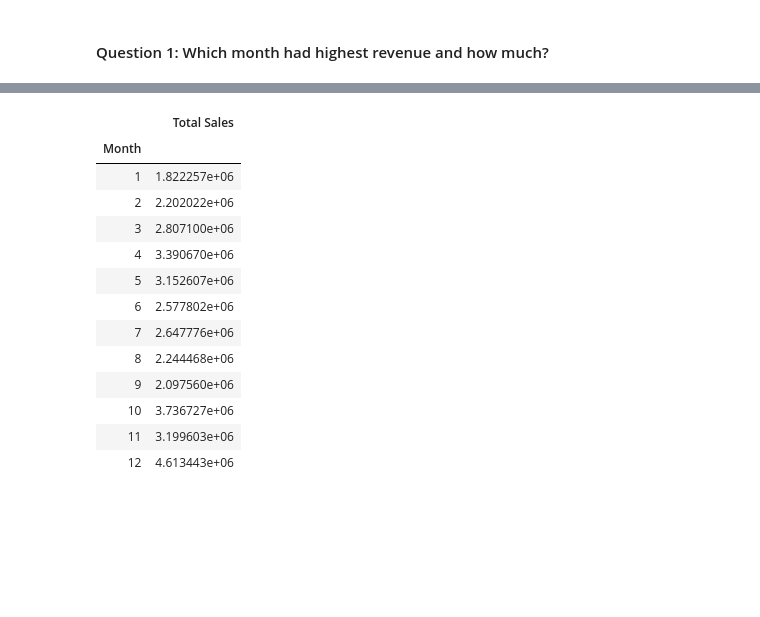
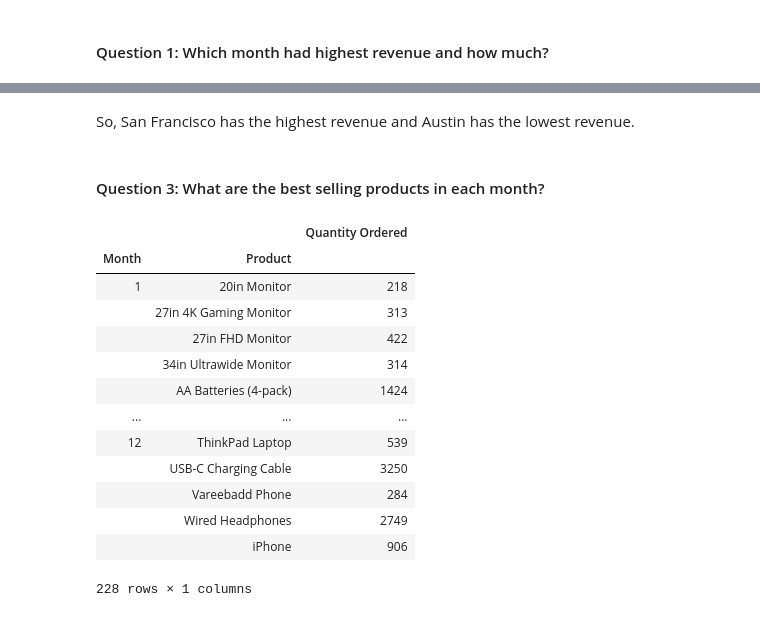
Before and after one commit to mbadamve/pandas-data-analysis, a Jupyter notebook: Pandas-Data-Analysis.ipynb, the cells around one changed output, grey strips where cells are left out. Drawn from its saved outputs; the diff is of its cells as text; code cells hidden in the pictures; blank space fills up the shorter version.

```diff
--- a/Pandas-Data-Analysis.ipynb
+++ b/Pandas-Data-Analysis.ipynb
@@ -342,17 +433,21 @@ Let's do the analysis as per the questions.
+# %% [markdown]
+So, San Francisco has the highest revenue and Austin has the lowest revenue.
+# %% [markdown]
+#### Question 3: What are the best selling products in each month?
 # %%
-all_data_indexed.groupby('Month').agg(np.sum)[['Total Sales']]
+all_data_indexed.groupby(['Month','Product']).agg(np.sum)[['Quantity Ordered']]
 # %% [output]
-|  | Total Sales |
-| Month |  |
-| 1 | 1.822257e+06 |
-| 2 | 2.202022e+06 |
-| 3 | 2.807100e+06 |
-| 4 | 3.390670e+06 |
-| 5 | 3.152607e+06 |
-| 6 | 2.577802e+06 |
-| 7 | 2.647776e+06 |
-| 8 | 2.244468e+06 |
-| 9 | 2.097560e+06 |
-| 10 | 3.736727e+06 |
-| 11 | 3.199603e+06 |
-| 12 | 4.613443e+06 |
+|  |  | Quantity Ordered |
+| Month | Product |  |
+| 1 | 20in Monitor | 218 |
+|  | 27in 4K Gaming Monitor | 313 |
+|  | 27in FHD Monitor | 422 |
+|  | 34in Ultrawide Monitor | 314 |
+|  | AA Batteries (4-pack) | 1424 |
+| ... | ... | ... |
+| 12 | ThinkPad Laptop | 539 |
+|  | USB-C Charging Cable | 3250 |
+|  | Vareebadd Phone | 284 |
+|  | Wired Headphones | 2749 |
+|  | iPhone | 906 |
+228 rows × 1 columns
```
Also changed, not shown: parts of 13 cells of this notebook.
